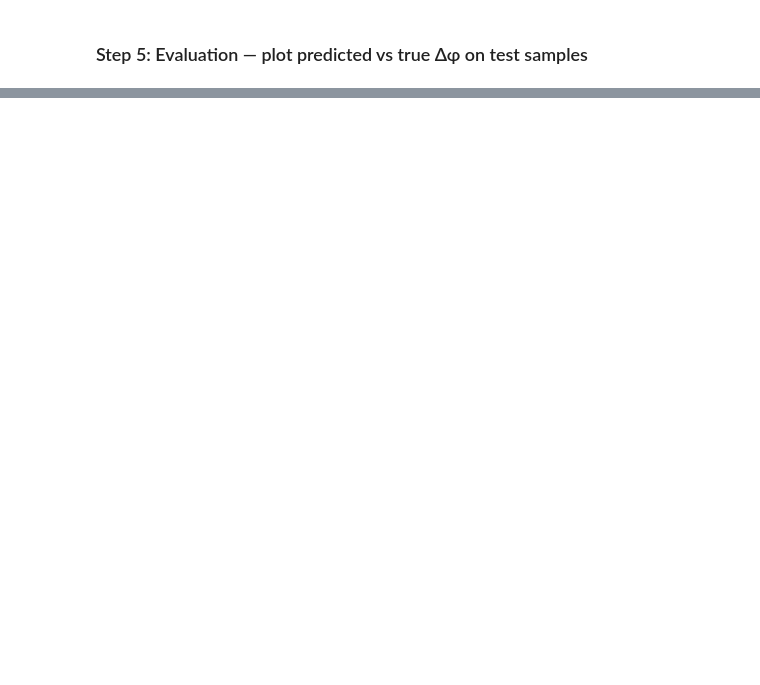
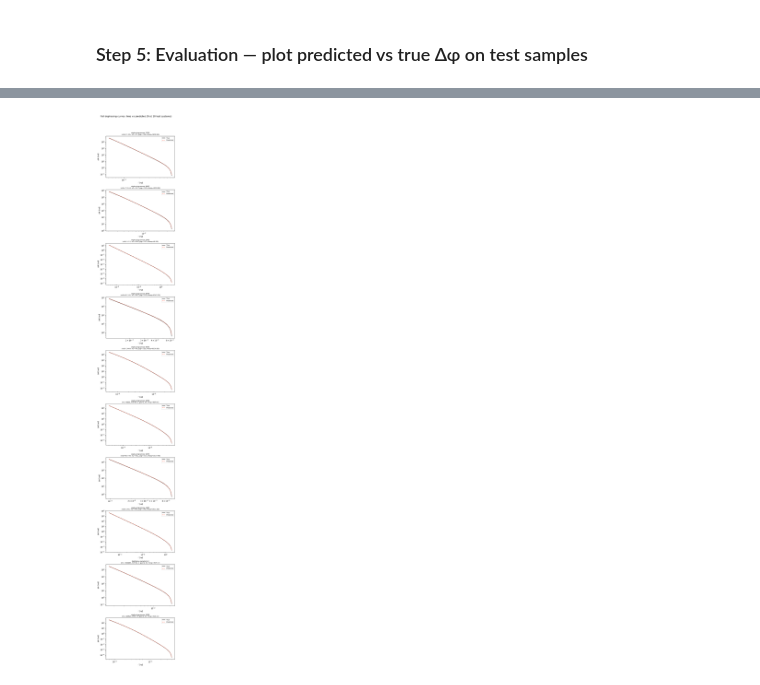
Before and after one commit to lea-y01/ML4PhysAstro, a Jupyter notebook: MLP_take1.ipynb, the cells around one changed output, grey strips where cells are left out. Saved outputs shown, nothing was run; the diff lists cells and outputs as text; code cells hidden in the pictures; blank space fills up the shorter version.

Commit message:
dephasing

```diff
--- a/MLP_take1.ipynb
+++ b/MLP_take1.ipynb
@@ -1003,0 +952,94 @@ Std of residuals: 0.0092  (spread — lower is better)
+# %%
+
+# ---- 4. Reconstruct and plot full dephasing curves for a few test systems ----
+# The scatter plots above treat every (f, dph) point independently.
+# Here we reconstruct the full dephasing curve for a handful of
+# test systems and overlay model predictions, to see how well the
+# model captures the shape of the curve end-to-end.
+
+n_systems_to_plot = 10
+# How many test systems to visualise. Keep small for readability.
+
+fig, axes = plt.subplots(n_systems_to_plot, 1, figsize=(6, 4*n_systems_to_plot),
+                          sharex=False, sharey=False)
+# Creates a row of n subplots sharing the same y-axis scale,
+# one per system. sharey=True means zooming or scaling one panel
+# affects all panels — useful for visual comparison.
+
+for i, ax in enumerate(axes):
+    params, freqs, dph = test_samples[i]
+    # Pull the i-th test system's raw data directly from test_samples
+    # (the nested list from Step 1, before flattening).
+    # This gives us access to the full frequency grid and true dephasing.
+
+    # --- build the input tensor for this system ---
+    valid_mask = dph > 0
+    # Boolean mask: True for every frequency point with nonzero dephasing.
+    # We need this to match exactly what went into the dataset — we skipped
+    # d <= 0 rows during flattening, so we must skip them here too.
+
+    freqs_valid = freqs[valid_mask]
+    dph_valid   = dph[valid_mask]
+    # Apply the mask to get only the usable frequency points and
+    # their corresponding true dephasing values.
+
+    m1    = params['m1']
+    m2    = params['m2']
+    gsp   = params['gsp']
+    rhosp = params['rhosp']
+    sample_num = params['sample#']
+    # Extract the four physical parameters for this system.
+
+    X_system = torch.tensor([
+        [np.log10(m1), np.log10(m2), gsp, np.log10(rhosp), np.log10(f)]
+        for f in freqs_valid
+    ], dtype=torch.float32)
+    # Build the input matrix for this system: one row per frequency point,
+    # with the same log-transforms applied as during training.
+    # Shape: (n_valid_points, 5)
+
+    X_system = (X_system - train_dataset.X_mean.cpu()) / train_dataset.X_std.cpu()
+    # Apply the TRAINING normalisation to this system's inputs.
+    # Critical: must use train_dataset.X_mean and X_std, not recompute.
+    # train_dataset tensors are on CPU so we call .cpu() to be safe.
+
+    with torch.no_grad():
+        X_system = X_system.to(device)
+        y_system_pred = model(X_system).squeeze().cpu().numpy()
+    # Forward pass for the full system: move to device, run through model,
+    # bring back to CPU as a numpy array.
+    # y_system_pred is log10(predicted dephasing) for each frequency point.
+
+    # --- plot ---
+    ax.plot(freqs_valid, dph_valid,
+            color='black', linewidth=1.5, label='True')
+    # Plot the true dephasing curve in black.
+    # Note: dph_valid is in LINEAR space (raw radians), not log10.
+
+    ax.plot(freqs_valid, 10**y_system_pred,
+            color='tomato', linewidth=1.5, linestyle='--', label='Predicted')
+    # Plot the predicted dephasing curve in red dashes.
+    # 10**y_system_pred converts from log10 space back to linear radians,
+    # so both curves are on the same scale.
+
+    ax.set_xscale('log')
+    ax.set_yscale('log')
+    # Both axes on log scale — this is the natural space for these curves,
+    # matching the plot of the original 40 samples you showed earlier.
+
+    ax.set_title(f"dephasing sample {sample_num:.0f}\n(m1={m1:.0f}, m2={m2:.1f}, gsp={gsp:.2f}, rhosp={rhosp:.2f})", fontsize=8)
+    # Label each panel with the physical parameters of that system
+    # so you can see whether errors correlate with any particular parameter.
+
+    ax.set_xlabel('f [Hz]', fontsize=9)
+    ax.set_ylabel(r'$\Delta\Phi$ [rad]', fontsize=9)
+    ax.legend(fontsize=8)
+    # Only label the y-axis and show legend on the leftmost panel
+    # to avoid visual clutter across all 5 panels.
+
+plt.suptitle('Full dephasing curves: true vs predicted (10 random systems)',
+             fontsize=12, y=1.02)
+plt.tight_layout()
+plt.show()
+# %% [output]
+[figure, added]
```
Also changed, not shown: parts of 14 cells of this notebook, 1 other file.
